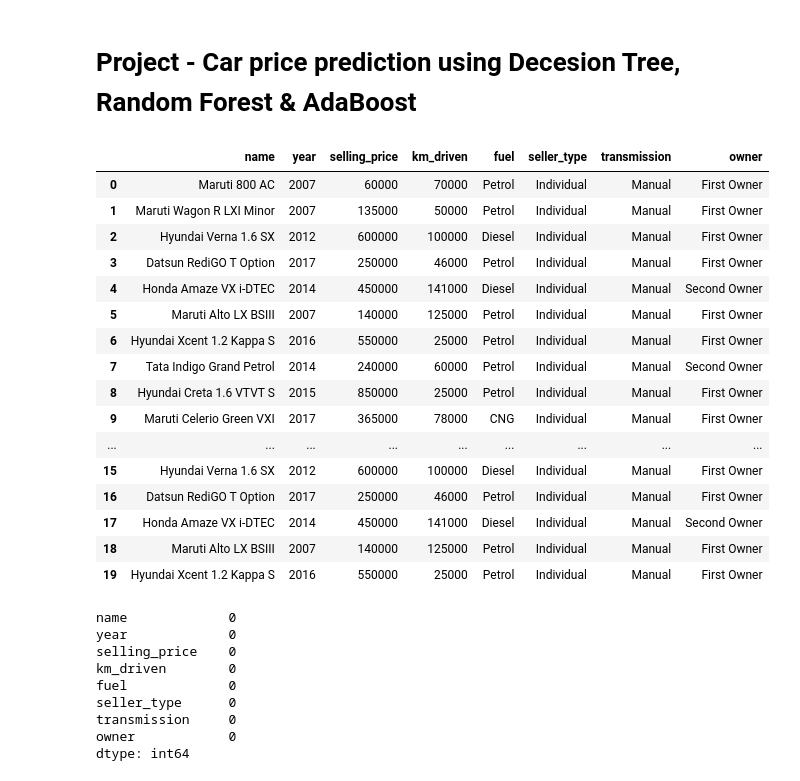
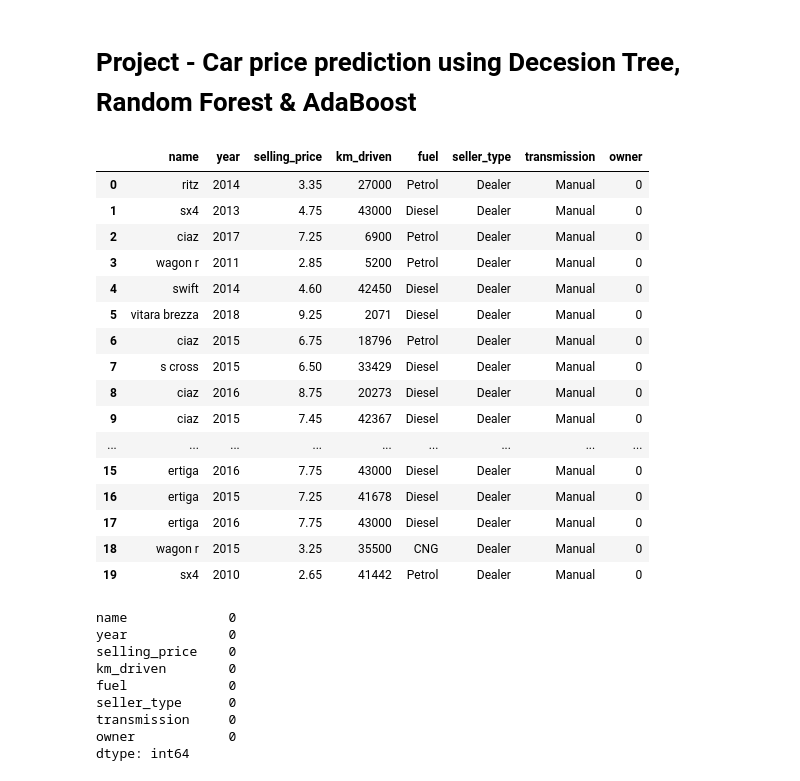
Before and after one commit to rajveersinghcse/Car-Selling-price-prediction-using-Decision-tree-Random-Forest-and-AdaBoost, a Jupyter notebook: Car Selling price prediction using Decision tree, Random Forest and AdaBoost.ipynb, the cells around one changed output. Saved outputs shown, nothing was run; the diff lists cells and outputs as text; code cells hidden in the pictures.

```diff
--- a/Car Selling price prediction using Decision tree, Random Forest and AdaBoost.ipynb
+++ b/Car Selling price prediction using Decision tree, Random Forest and AdaBoost.ipynb
@@ -9,24 +9,24 @@ import seaborn as sb
 # %%
-A=pd.read_csv('C:/Users/HP/Desktop/CAR DETAILS FROM CAR DEKHO.csv')
+A=pd.read_csv('CAR DETAILS FROM CAR DEKHO.csv.csv')
 A.head(20)
 # %% [output]
 |  | name | year | selling_price | km_driven | fuel | seller_type | transmission | owner |
-| 0 | Maruti 800 AC | 2007 | 60000 | 70000 | Petrol | Individual | Manual | First Owner |
-| 1 | Maruti Wagon R LXI Minor | 2007 | 135000 | 50000 | Petrol | Individual | Manual | First Owner |
-| 2 | Hyundai Verna 1.6 SX | 2012 | 600000 | 100000 | Diesel | Individual | Manual | First Owner |
-| 3 | Datsun RediGO T Option | 2017 | 250000 | 46000 | Petrol | Individual | Manual | First Owner |
-| 4 | Honda Amaze VX i-DTEC | 2014 | 450000 | 141000 | Diesel | Individual | Manual | Second Owner |
-| 5 | Maruti Alto LX BSIII | 2007 | 140000 | 125000 | Petrol | Individual | Manual | First Owner |
-| 6 | Hyundai Xcent 1.2 Kappa S | 2016 | 550000 | 25000 | Petrol | Individual | Manual | First Owner |
-| 7 | Tata Indigo Grand Petrol | 2014 | 240000 | 60000 | Petrol | Individual | Manual | Second Owner |
-| 8 | Hyundai Creta 1.6 VTVT S | 2015 | 850000 | 25000 | Petrol | Individual | Manual | First Owner |
-| 9 | Maruti Celerio Green VXI | 2017 | 365000 | 78000 | CNG | Individual | Manual | First Owner |
+| 0 | ritz | 2014 | 3.35 | 27000 | Petrol | Dealer | Manual | 0 |
+| 1 | sx4 | 2013 | 4.75 | 43000 | Diesel | Dealer | Manual | 0 |
+| 2 | ciaz | 2017 | 7.25 | 6900 | Petrol | Dealer | Manual | 0 |
+| 3 | wagon r | 2011 | 2.85 | 5200 | Petrol | Dealer | Manual | 0 |
+| 4 | swift | 2014 | 4.60 | 42450 | Diesel | Dealer | Manual | 0 |
+| 5 | vitara brezza | 2018 | 9.25 | 2071 | Diesel | Dealer | Manual | 0 |
+| 6 | ciaz | 2015 | 6.75 | 18796 | Petrol | Dealer | Manual | 0 |
+| 7 | s cross | 2015 | 6.50 | 33429 | Diesel | Dealer | Manual | 0 |
+| 8 | ciaz | 2016 | 8.75 | 20273 | Diesel | Dealer | Manual | 0 |
+| 9 | ciaz | 2015 | 7.45 | 42367 | Diesel | Dealer | Manual | 0 |
 | ... | ... | ... | ... | ... | ... | ... | ... | ... |
-| 15 | Hyundai Verna 1.6 SX | 2012 | 600000 | 100000 | Diesel | Individual | Manual | First Owner |
-| 16 | Datsun RediGO T Option | 2017 | 250000 | 46000 | Petrol | Individual | Manual | First Owner |
-| 17 | Honda Amaze VX i-DTEC | 2014 | 450000 | 141000 | Diesel | Individual | Manual | Second Owner |
-| 18 | Maruti Alto LX BSIII | 2007 | 140000 | 125000 | Petrol | Individual | Manual | First Owner |
-| 19 | Hyundai Xcent 1.2 Kappa S | 2016 | 550000 | 25000 | Petrol | Individual | Manual | First Owner |
+| 15 | ertiga | 2016 | 7.75 | 43000 | Diesel | Dealer | Manual | 0 |
+| 16 | ertiga | 2015 | 7.25 | 41678 | Diesel | Dealer | Manual | 0 |
+| 17 | ertiga | 2016 | 7.75 | 43000 | Diesel | Dealer | Manual | 0 |
+| 18 | wagon r | 2015 | 3.25 | 35500 | CNG | Dealer | Manual | 0 |
+| 19 | sx4 | 2010 | 2.65 | 41442 | Petrol | Dealer | Manual | 0 |
 # %%
 A.isna().sum()
 # %% [output]
```
Also changed, not shown: parts of 24 cells of this notebook, 1 other file.
